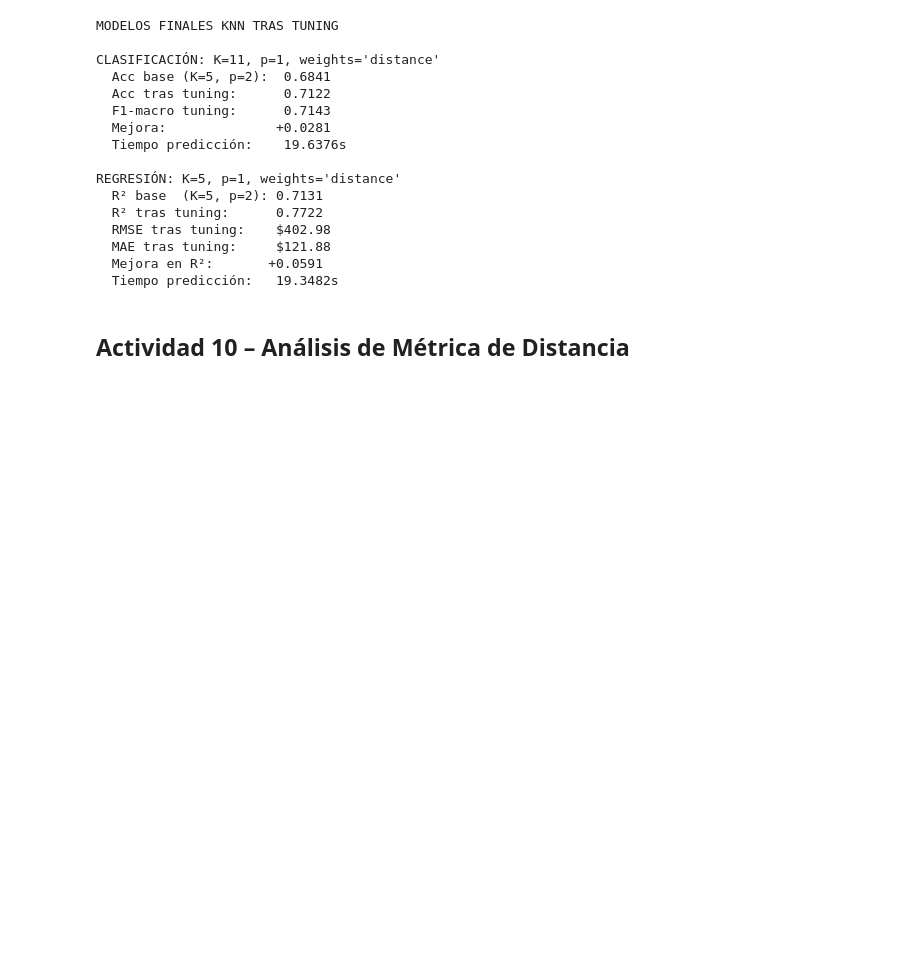
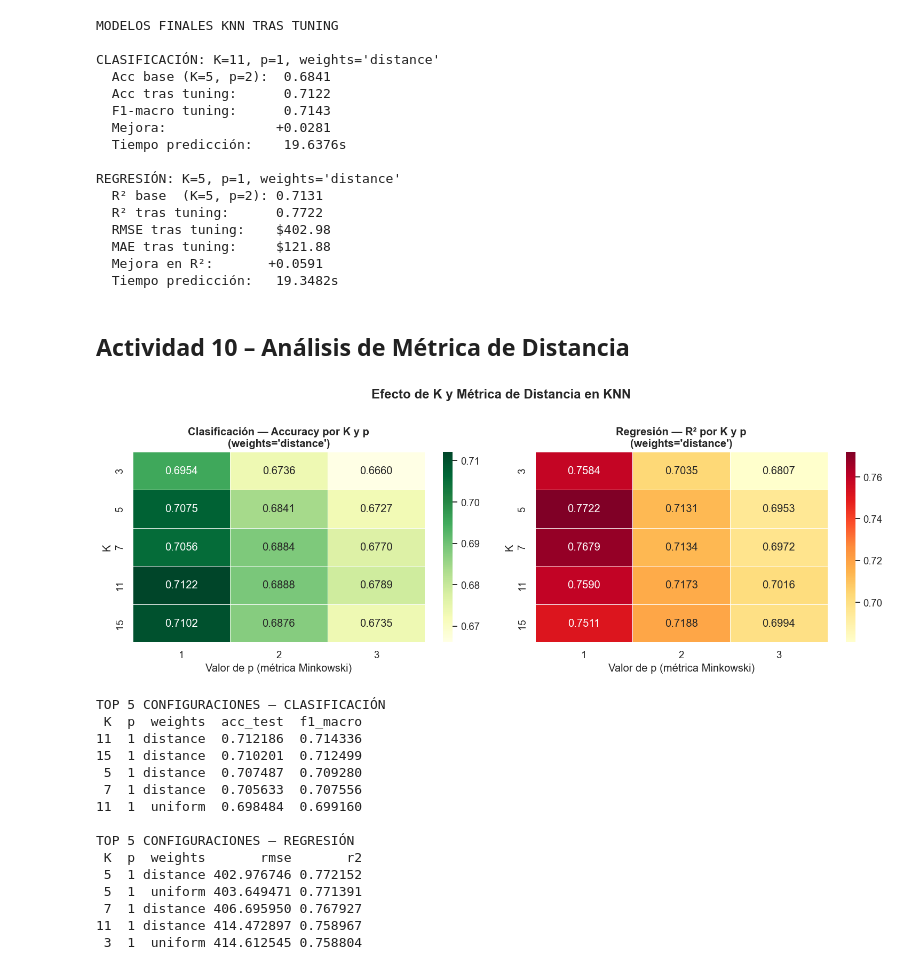
Before and after one commit to Branuvg/lab4_mineria, a Jupyter notebook: lab6.ipynb, the cells around one changed output. Cells and saved outputs as stored; diff of their text form; code cells hidden in the pictures; blank space fills up the shorter version.

Commit message:
Add cell: fig, axes = plt.subplots(1, 2, figsize=(14, 5))  #

```diff
--- a/lab6.ipynb
+++ b/lab6.ipynb
@@ -751,3 +751,45 @@ REGRESIÓN: K=5, p=1, weights='distance'
   Tiempo predicción:   19.3482s
 # %% [markdown]
 ## Actividad 10 – Análisis de Métrica de Distancia
+# %%
+fig, axes = plt.subplots(1, 2, figsize=(14, 5))
+
+# Clasificación: heatmap de accuracy por K y p
+pivot_clf = df_tuning_clf[df_tuning_clf['weights']==best_cfg_clf['weights']].pivot(
+    index='K', columns='p', values='acc_test')
+sns.heatmap(pivot_clf, annot=True, fmt='.4f', cmap='YlGn', ax=axes[0], linewidths=0.5)
+axes[0].set_title(f"Clasificación — Accuracy por K y p\n(weights='{best_cfg_clf['weights']}')", fontweight='bold')
+axes[0].set_xlabel('Valor de p (métrica Minkowski)'); axes[0].set_ylabel('K')
+
+# Regresión: heatmap de R² por K y p
+pivot_reg = df_tuning_reg[df_tuning_reg['weights']==best_cfg_reg['weights']].pivot(
+    index='K', columns='p', values='r2')
+sns.heatmap(pivot_reg, annot=True, fmt='.4f', cmap='YlOrRd', ax=axes[1], linewidths=0.5)
+axes[1].set_title(f"Regresión — R² por K y p\n(weights='{best_cfg_reg['weights']}')", fontweight='bold')
+axes[1].set_xlabel('Valor de p (métrica Minkowski)'); axes[1].set_ylabel('K')
+
+plt.suptitle('Efecto de K y Métrica de Distancia en KNN', fontweight='bold', y=1.01)
+plt.tight_layout(); plt.show()
+
+# Resumen numérico
+print("TOP 5 CONFIGURACIONES – CLASIFICACIÓN")
+print(df_tuning_clf.sort_values('acc_test', ascending=False).head(5).to_string(index=False))
+print("\nTOP 5 CONFIGURACIONES – REGRESIÓN")
+print(df_tuning_reg.sort_values('r2', ascending=False).head(5).to_string(index=False))
+# %% [output]
+[figure, added]
+TOP 5 CONFIGURACIONES – CLASIFICACIÓN
+ K  p  weights  acc_test  f1_macro
+11  1 distance  0.712186  0.714336
+15  1 distance  0.710201  0.712499
+ 5  1 distance  0.707487  0.709280
+ 7  1 distance  0.705633  0.707556
+11  1  uniform  0.698484  0.699160
+
+TOP 5 CONFIGURACIONES – REGRESIÓN
+ K  p  weights       rmse       r2
+ 5  1 distance 402.976746 0.772152
+ 5  1  uniform 403.649471 0.771391
+ 7  1 distance 406.695950 0.767927
+11  1 distance 414.472897 0.758967
+ 3  1  uniform 414.612545 0.758804
```
